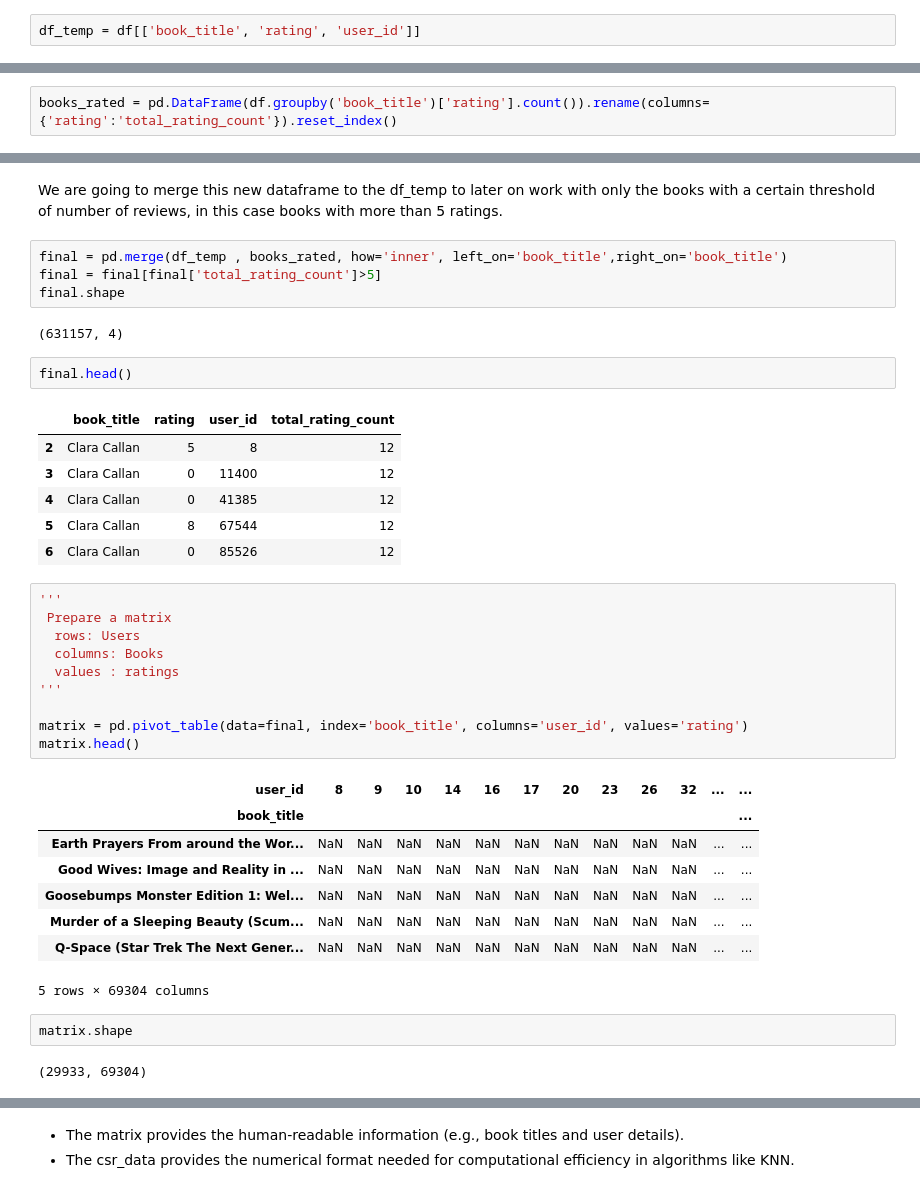
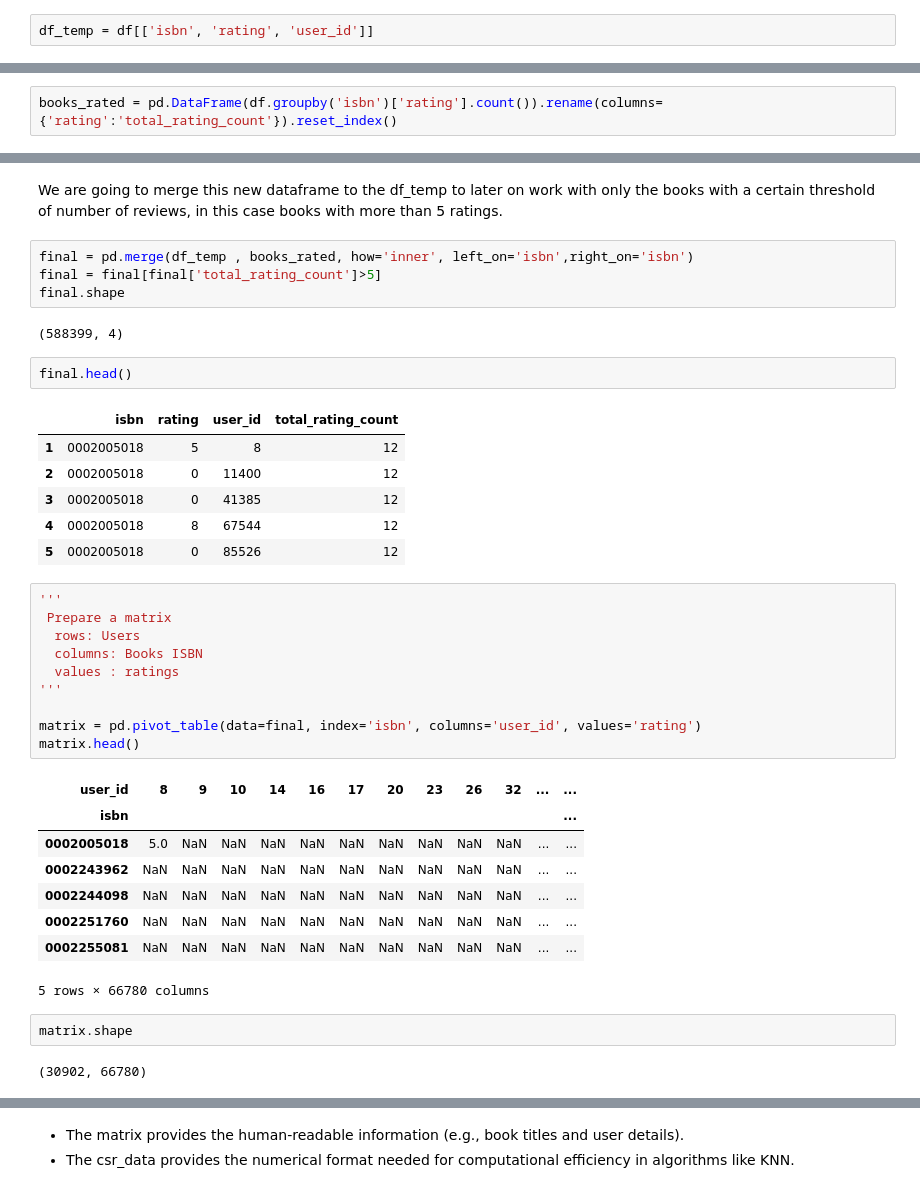
Before and after one commit to DiegoFA1/oct2024_capstone, a Jupyter notebook: notebooks/5.RecommendationSystemModeling.ipynb, the cells around one changed output, grey strips where cells are left out. Saved outputs shown, nothing was run; the diff lists cells and outputs as text.

Commit message:
Changed Model to use isbn instead of book_title, better recommendation function, added saving and loading of the data

```diff
--- a/notebooks/5.RecommendationSystemModeling.ipynb
+++ b/notebooks/5.RecommendationSystemModeling.ipynb
@@ -178,7 +187,7 @@ Matrix size would be 86405 * 235672
 
 We are going to select the columns that we are going to build the matrix on
 # %%
-df_temp = df[['book_title', 'rating', 'user_id']]
+df_temp = df[['isbn', 'rating', 'user_id']]
 # %%
 df_temp
 # %% [output]
@@ -202,7 +211,7 @@ df_temp.shape
 # %% [markdown]
 First we are going to get the number of ratings for each book
 # %%
-books_rated = pd.DataFrame(df.groupby('book_title')['rating'].count()).rename(columns={'rating':'total_rating_count'}).reset_index()
+books_rated = pd.DataFrame(df.groupby('isbn')['rating'].count()).rename(columns={'rating':'total_rating_count'}).reset_index()
 # %%
 books_rated
 # %% [output]
@@ -222,43 +231,43 @@ books_rated
 # %% [markdown]
 We are going to merge this new dataframe to the df_temp to later on work with only the books with a certain threshold of number of reviews, in this case books with more than 5 ratings.
 # %%
-final = pd.merge(df_temp , books_rated, how='inner', left_on='book_title',right_on='book_title')
+final = pd.merge(df_temp , books_rated, how='inner', left_on='isbn',right_on='isbn')
 final = final[final['total_rating_count']>5]
 final.shape
 # %% [output]
-(631157, 4)
+(588399, 4)
 # %%
 final.head()
 # %% [output]
-|  | book_title | rating | user_id | total_rating_count |
-| 2 | Clara Callan | 5 | 8 | 12 |
-| 3 | Clara Callan | 0 | 11400 | 12 |
-| 4 | Clara Callan | 0 | 41385 | 12 |
-| 5 | Clara Callan | 8 | 67544 | 12 |
-| 6 | Clara Callan | 0 | 85526 | 12 |
+|  | isbn | rating | user_id | total_rating_count |
+| 1 | 0002005018 | 5 | 8 | 12 |
+| 2 | 0002005018 | 0 | 11400 | 12 |
+| 3 | 0002005018 | 0 | 41385 | 12 |
+| 4 | 0002005018 | 8 | 67544 | 12 |
+| 5 | 0002005018 | 0 | 85526 | 12 |
 # %%
 '''
  Prepare a matrix
   rows: Users
-  columns: Books
+  columns: Books ISBN
   values : ratings
 '''
 
-matrix = pd.pivot_table(data=final, index='book_title', columns='user_id', values='rating')
+matrix = pd.pivot_table(data=final, index='isbn', columns='user_id', values='rating')
 matrix.head()
 # %% [output]
 | user_id | 8 | 9 | 10 | 14 | 16 | 17 | 20 | 23 | 26 | 32 | ... | ... |
-| book_title |  |  |  |  |  |  |  |  |  |  |  | ... |
-| Earth Prayers From around the Wor... | NaN | NaN | NaN | NaN | NaN | NaN | NaN | NaN | NaN | NaN | ... | ... |
-| Good Wives: Image and Reality in ... | NaN | NaN | NaN | NaN | NaN | NaN | NaN | NaN | NaN | NaN | ... | ... |
-| Goosebumps Monster Edition 1: Wel... | NaN | NaN | NaN | NaN | NaN | NaN | NaN | NaN | NaN | NaN | ... | ... |
-| Murder of a Sleeping Beauty (Scum... | NaN | NaN | NaN | NaN | NaN | NaN | NaN | NaN | NaN | NaN | ... | ... |
-| Q-Space (Star Trek The Next Gener... | NaN | NaN | NaN | NaN | NaN | NaN | NaN | NaN | NaN | NaN | ... | ... |
+| isbn |  |  |  |  |  |  |  |  |  |  |  | ... |
+| 0002005018 | 5.0 | NaN | NaN | NaN | NaN | NaN | NaN | NaN | NaN | NaN | ... | ... |
+| 0002243962 | NaN | NaN | NaN | NaN | NaN | NaN | NaN | NaN | NaN | NaN | ... | ... |
+| 0002244098 | NaN | NaN | NaN | NaN | NaN | NaN | NaN | NaN | NaN | NaN | ... | ... |
+| 0002251760 | NaN | NaN | NaN | NaN | NaN | NaN | NaN | NaN | NaN | NaN | ... | ... |
+| 0002255081 | NaN | NaN | NaN | NaN | NaN | NaN | NaN | NaN | NaN | NaN | ... | ... |
-5 rows × 69304 columns
+5 rows × 66780 columns
 # %%
 matrix.shape
 # %% [output]
-(29933, 69304)
+(30902, 66780)
 # %%
 # We are going to fill the null values with 0
 matrix.fillna(0,inplace=True)
```
Also changed, not shown: parts of 21 cells of this notebook, 5 other files.
